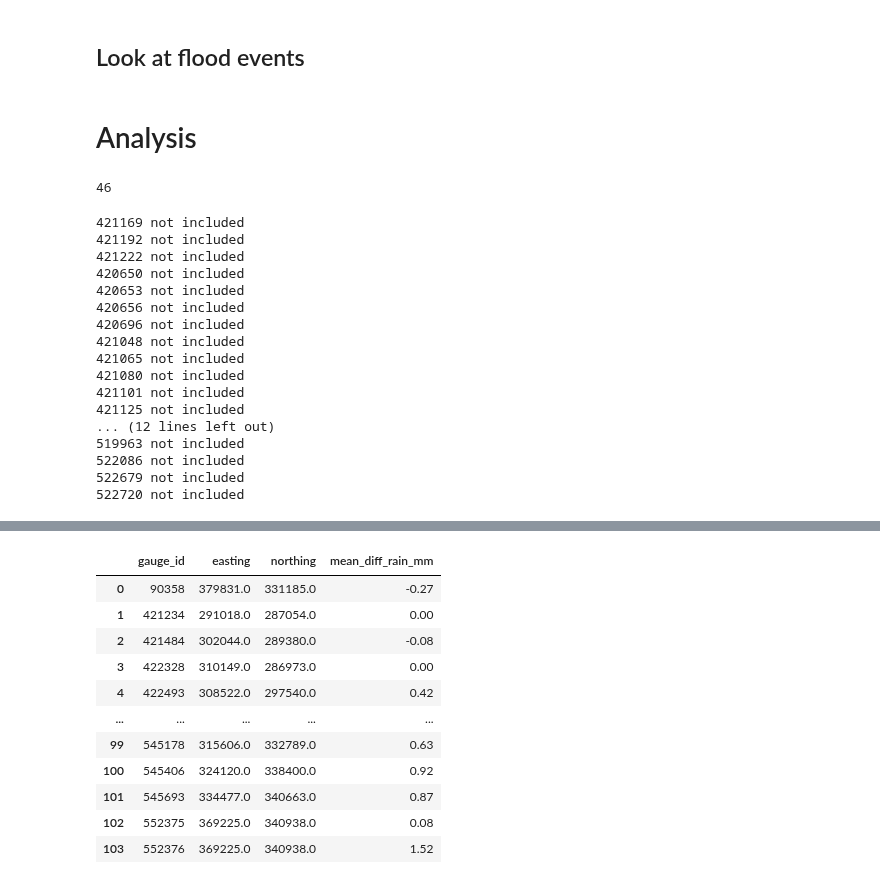
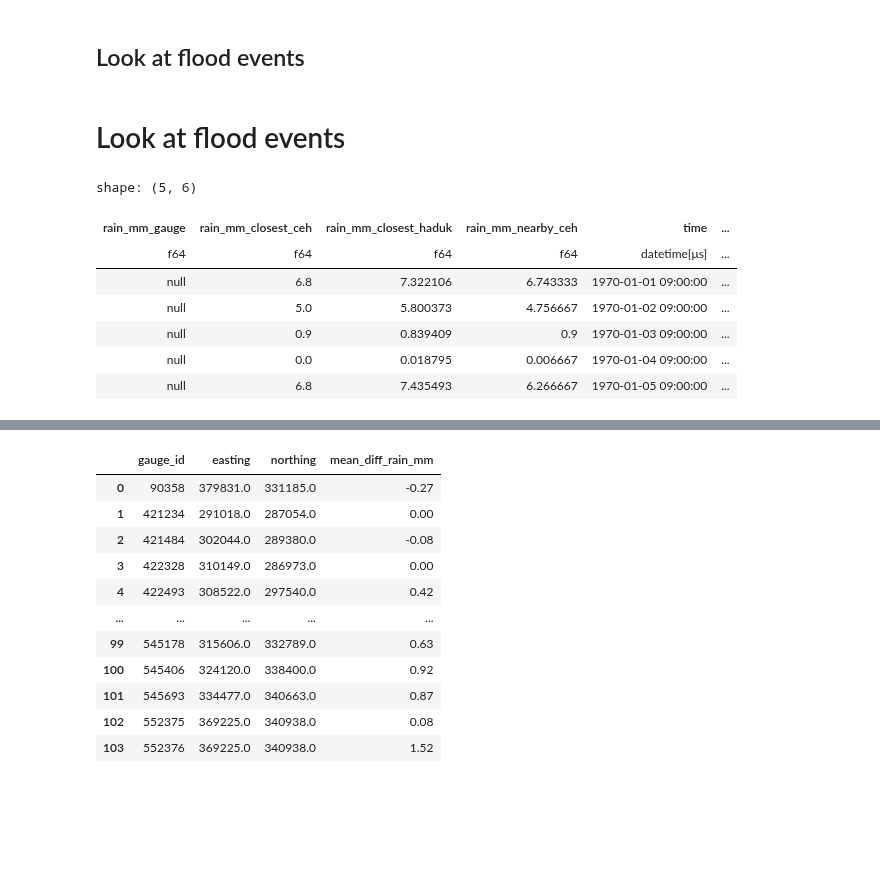
Before and after one commit to Thomasjkeel/FDRI-comparing-rainfall-data-in-upper-severn, a Jupyter notebook: notebooks/explore_upper_severn_flood_events.ipynb, the cells around one changed output, grey strips where cells are left out. Drawn from its saved outputs; the diff is of its cells as text; code cells hidden in the pictures; blank space fills up the shorter version.

```diff
--- a/notebooks/explore_upper_severn_flood_events.ipynb
+++ b/notebooks/explore_upper_severn_flood_events.ipynb
@@ -267,6 +221,6 @@ def get_data_ndays_before_flood_date(data, flood_date, ndays):
     return data.filter(
         (pl.col("time") >= days_before) & (pl.col("time") <= flood_date)
     )
-# %% [markdown]
-# Analysis
+# %% [markdown]
+# Look at flood events
 # %%
@@ -278,0 +231,13 @@ flood_date = severn_flood_dates[0]
+# %%
+carreg_w_nearby = get_combined_gauge_data_w_nearby(carreg_gauge_wide_neighbours, how='right')
+carreg_w_nearby = carreg_w_nearby.sort(by='time')
+carreg_w_nearby.head()
+# %% [output]
+shape: (5, 6)
+| rain_mm_gauge | rain_mm_closest_ceh | rain_mm_closest_haduk | rain_mm_nearby_ceh | time | ... |
+| f64 | f64 | f64 | f64 | datetime[μs] | ... |
+| null | 6.8 | 7.322106 | 6.743333 | 1970-01-01 09:00:00 | ... |
+| null | 5.0 | 5.800373 | 4.756667 | 1970-01-02 09:00:00 | ... |
+| null | 0.9 | 0.839409 | 0.9 | 1970-01-03 09:00:00 | ... |
+| null | 0.0 | 0.018795 | 0.006667 | 1970-01-04 09:00:00 | ... |
+| null | 6.8 | 7.435493 | 6.266667 | 1970-01-05 09:00:00 | ... |
@@ -287,34 +252,0 @@ carreg_w_nearby_for_flooding = carreg_gauge_wide_neighbours.select(['time', 'rai
-# %%
-len(carreg_gauge_wide_neighbours.nearby_gauges)
-# %% [output]
-46
-# %%
-all_nearby_gauge_data = carreg_w_nearby_for_flooding.rename({'rain_mm_gauge_new': 'rain_mm_gauge'})
-for gauge_id in carreg_gauge_wide_neighbours.nearby_gauges:
-    try:
-        nearby_gauge = Gauge(gauge_id)
-        dist_away_m = np.sqrt((CARREG_COORDS['EASTING'] - CARREG_COORDS['EASTING'])**2 + (CARREG_COORDS['NORTHING'] - CARREG_COORDS['NORTHING'])**2 )
-        dist_away_m = round(dist_away_m.item()/1000, 2)
-        all_nearby_gauge_data = all_nearby_gauge_data.join(\
-                nearby_gauge.gauge_data[['time', 'rain_mm_gauge']],\
-                    on='time', how='left', suffix=f'_{gauge_id} ({dist_away_m} km)')
-    except AssertionError:
-        print(f"{gauge_id} not included")
-# %% [output]
-421169 not included
-421192 not included
-421222 not included
-420650 not included
-420653 not included
-420656 not included
-420696 not included
-421048 not included
-421065 not included
-421080 not included
-421101 not included
-421125 not included
-... (12 lines left out)
-519963 not included
-522086 not included
-522679 not included
-522720 not included
```
Also changed, not shown: parts of 19 cells of this notebook.
